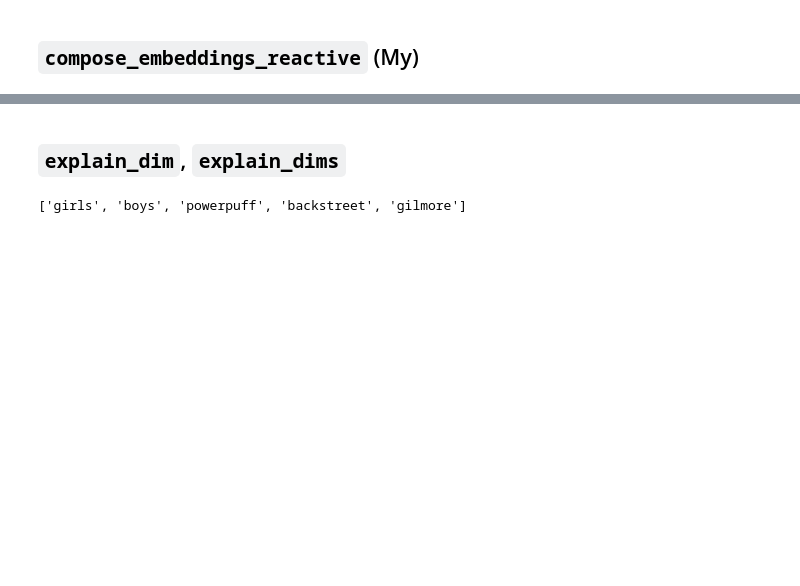
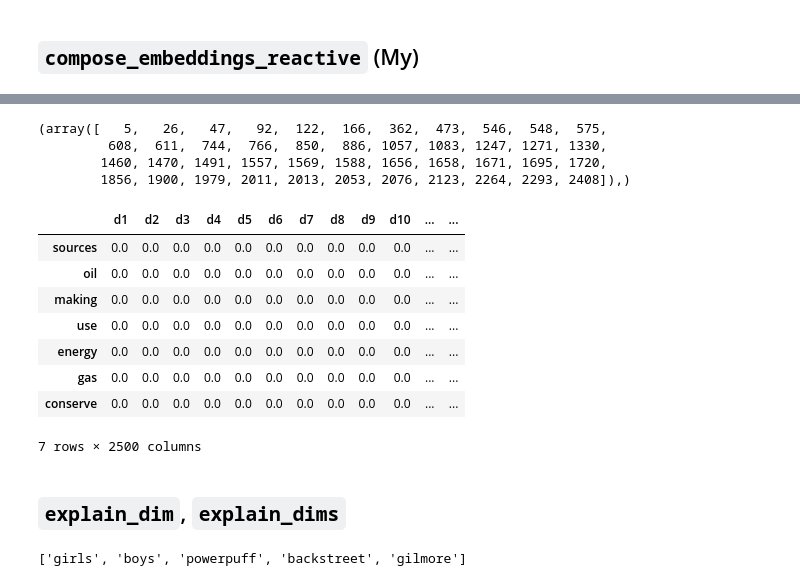
Before and after one commit to kyoungrok0517/naver-1st-yr, a Jupyter notebook: 180612_naver_experiment_2.ipynb, the cells around one changed output, grey strips where cells are left out. Saved outputs shown, nothing was run; the diff lists cells and outputs as text; code cells hidden in the pictures; blank space fills up the shorter version.

```diff
--- a/180612_naver_experiment_2.ipynb
+++ b/180612_naver_experiment_2.ipynb
@@ -169,3 +209,22 @@ def compose_embeddings_reactive(target_embs, context_embs):
+# %%
+emb_sets['target'].values.flatten().nonzero()
+# %% [output]
+(array([   5,   26,   47,   92,  122,  166,  362,  473,  546,  548,  575,
+         608,  611,  744,  766,  850,  886, 1057, 1083, 1247, 1271, 1330,
+        1460, 1470, 1491, 1557, 1569, 1588, 1656, 1658, 1671, 1695, 1720,
+        1856, 1900, 1979, 2011, 2013, 2053, 2076, 2123, 2264, 2293, 2408]),)
+# %%
+emb_sets['contexts'][0]
+# %% [output]
+|  | d1 | d2 | d3 | d4 | d5 | d6 | d7 | d8 | d9 | d10 | ... | ... |
+| sources | 0.0 | 0.0 | 0.0 | 0.0 | 0.0 | 0.0 | 0.0 | 0.0 | 0.0 | 0.0 | ... | ... |
+| oil | 0.0 | 0.0 | 0.0 | 0.0 | 0.0 | 0.0 | 0.0 | 0.0 | 0.0 | 0.0 | ... | ... |
+| making | 0.0 | 0.0 | 0.0 | 0.0 | 0.0 | 0.0 | 0.0 | 0.0 | 0.0 | 0.0 | ... | ... |
+| use | 0.0 | 0.0 | 0.0 | 0.0 | 0.0 | 0.0 | 0.0 | 0.0 | 0.0 | 0.0 | ... | ... |
+| energy | 0.0 | 0.0 | 0.0 | 0.0 | 0.0 | 0.0 | 0.0 | 0.0 | 0.0 | 0.0 | ... | ... |
+| gas | 0.0 | 0.0 | 0.0 | 0.0 | 0.0 | 0.0 | 0.0 | 0.0 | 0.0 | 0.0 | ... | ... |
+| conserve | 0.0 | 0.0 | 0.0 | 0.0 | 0.0 | 0.0 | 0.0 | 0.0 | 0.0 | 0.0 | ... | ... |
+7 rows × 2500 columns
 # %% [markdown]
 ## `explain_dim`, `explain_dims`
 # %%
```
Also changed, not shown: parts of 14 cells of this notebook.
